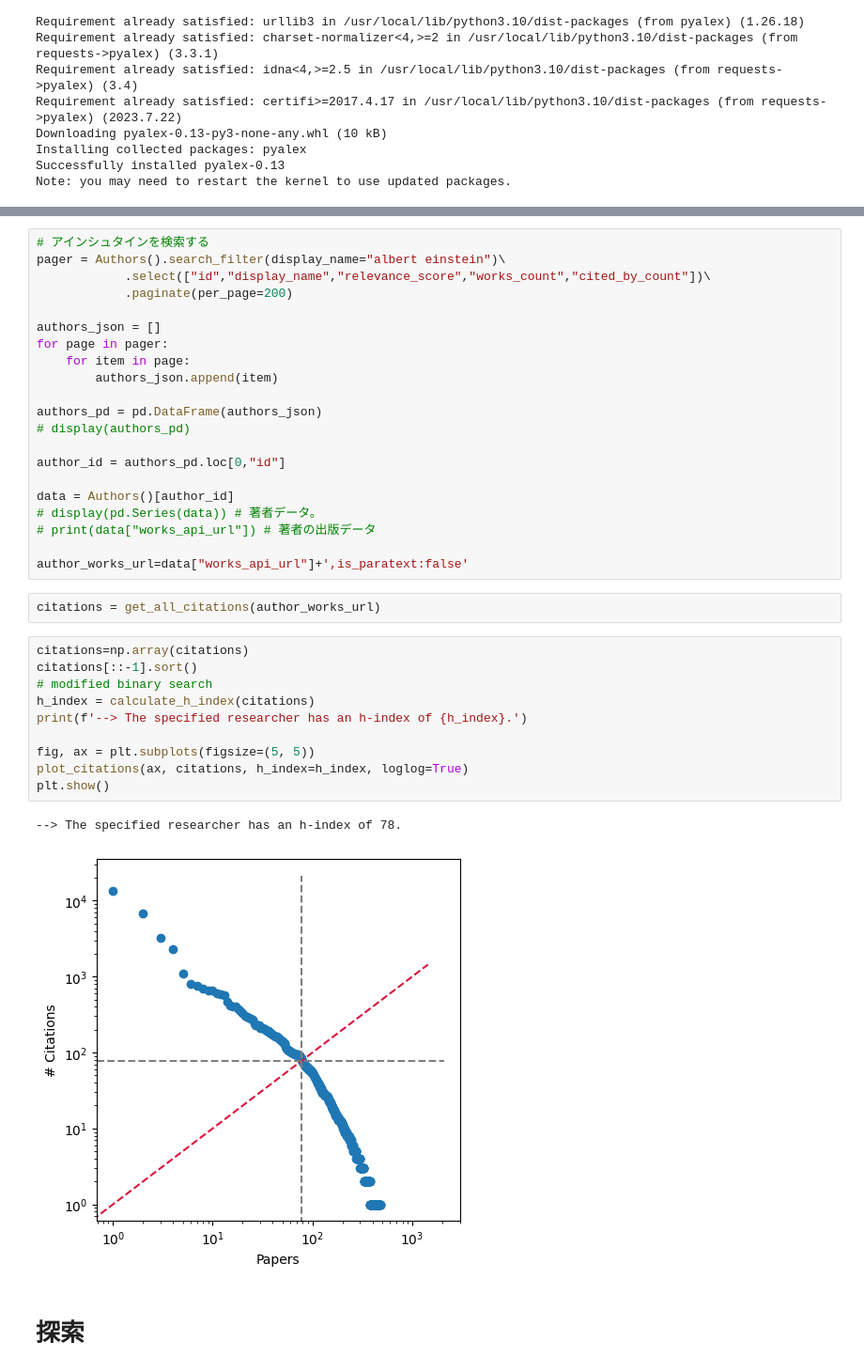
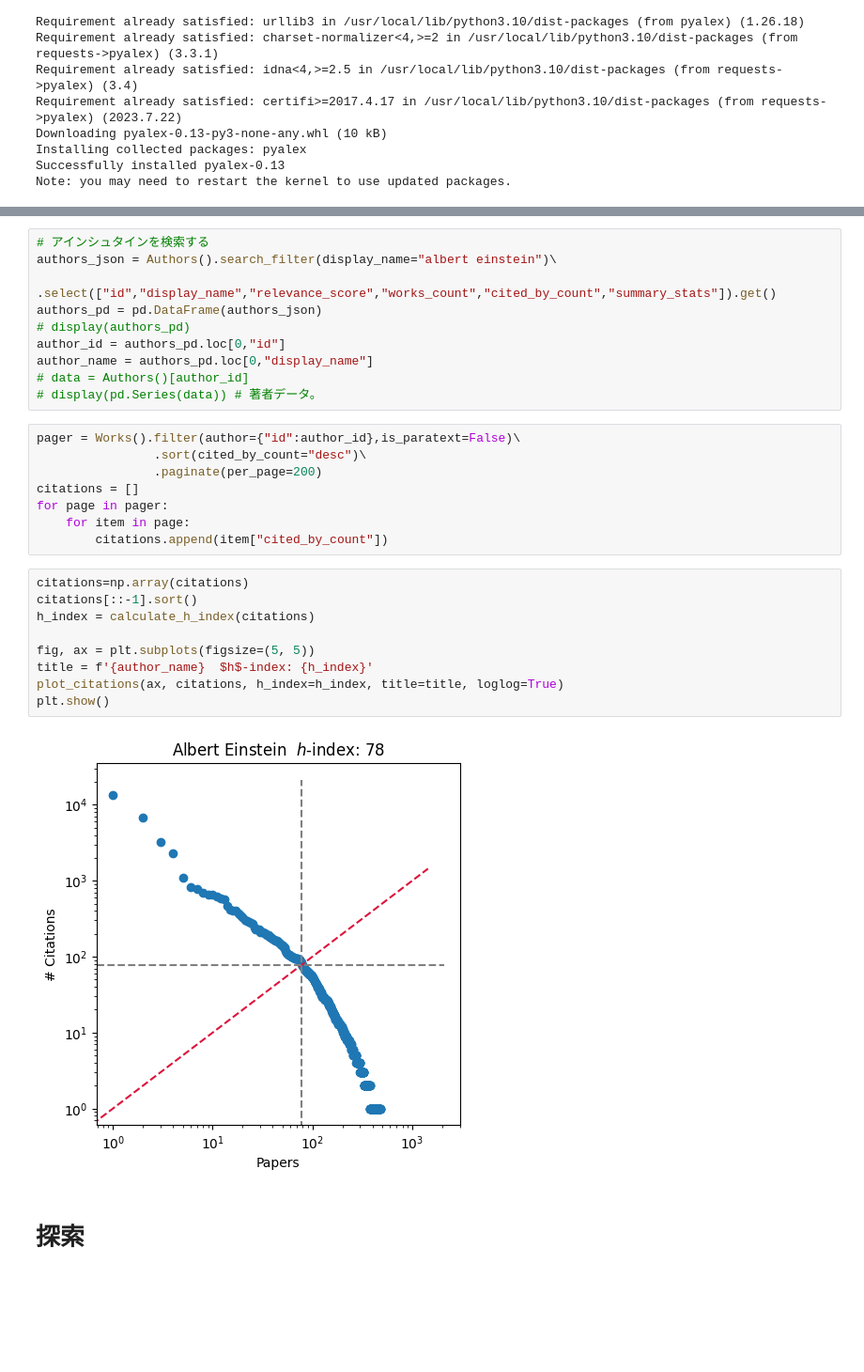
Before and after one commit to ScisciJP/tutorial_jp, a Jupyter notebook: 4-H-index.ipynb, the cells around one changed output, grey strips where cells are left out. Shown at 94% size. Drawn from its saved outputs; the diff is of its cells as text; blank space fills up the shorter version.

```diff
--- a/4-H-index.ipynb
+++ b/4-H-index.ipynb
@@ -158,39 +127,32 @@ def get_all_citations(works_url):
 # %%
 # アインシュタインを検索する
-pager = Authors().search_filter(display_name="albert einstein")\
-            .select(["id","display_name","relevance_score","works_count","cited_by_count"])\
-            .paginate(per_page=200)
-
-authors_json = []
-for page in pager:
-    for item in page:
-        authors_json.append(item)
-
+authors_json = Authors().search_filter(display_name="albert einstein")\
+            .select(["id","display_name","relevance_score","works_count","cited_by_count","summary_stats"]).get()
 authors_pd = pd.DataFrame(authors_json)
 # display(authors_pd)
-
 author_id = authors_pd.loc[0,"id"]
-
-data = Authors()[author_id]
+author_name = authors_pd.loc[0,"display_name"]
+# data = Authors()[author_id]
 # display(pd.Series(data)) # 著者データ。
-# print(data["works_api_url"]) # 著者の出版データ
-
-author_works_url=data["works_api_url"]+',is_paratext:false'
-# %%
-citations = get_all_citations(author_works_url)
+# %%
+pager = Works().filter(author={"id":author_id},is_paratext=False)\
+                .sort(cited_by_count="desc")\
+                .paginate(per_page=200)
+citations = []
+for page in pager:
+    for item in page:
+        citations.append(item["cited_by_count"])
 # %%
 citations=np.array(citations)
 citations[::-1].sort()
-# modified binary search
 h_index = calculate_h_index(citations)
-print(f'--> The specified researcher has an h-index of {h_index}.')
 
 fig, ax = plt.subplots(figsize=(5, 5))
-plot_citations(ax, citations, h_index=h_index, loglog=True)
+title = f'{author_name}  $h$-index: {h_index}'
+plot_citations(ax, citations, h_index=h_index, title=title, loglog=True)
 plt.show()
 # %% [output]
---> The specified researcher has an h-index of 78.
-[figure, old version]
+[figure, new version]
 # %% [markdown]
 # 探索
 # %% [markdown]
```
Also changed, not shown: parts of 16 cells of this notebook.
